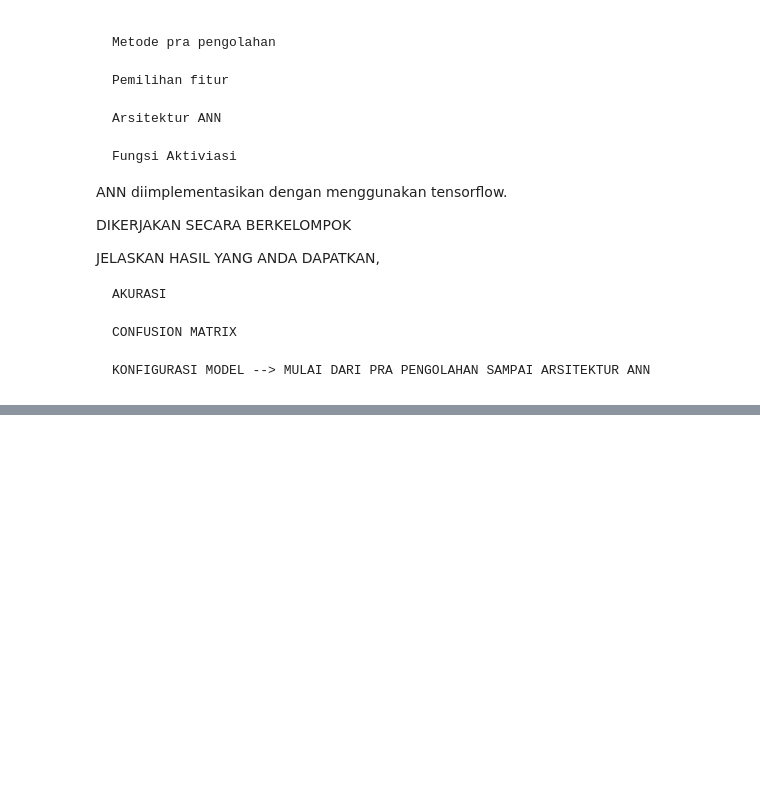
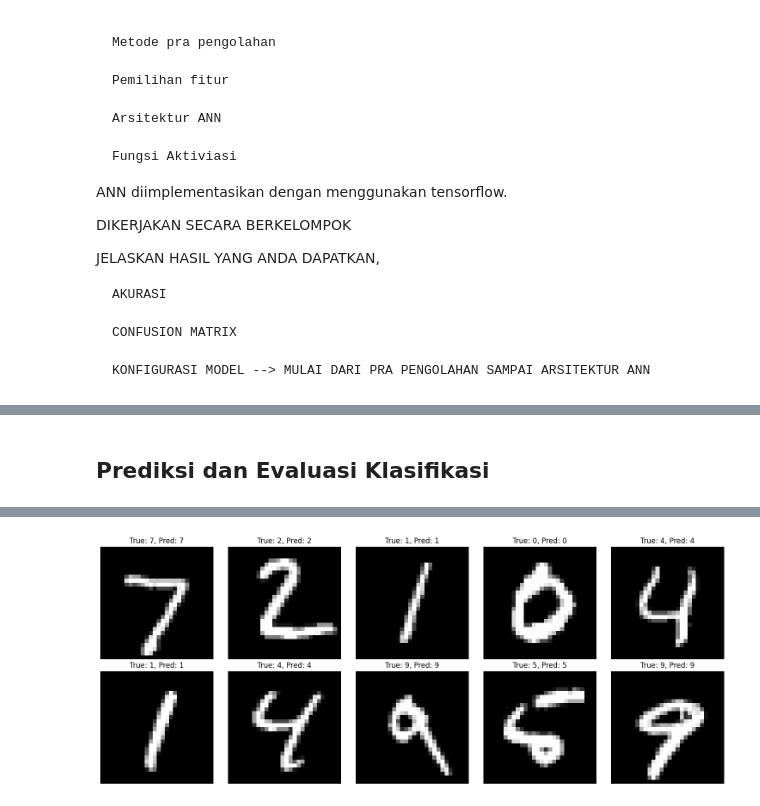
Before and after one commit to YayunEldina/PEMB_MESIN_Ganjil_2024, a Jupyter notebook: Jobsheet_9_Perceptron_dan_ANN.ipynb, the cells around one changed output, grey strips where cells are left out. Drawn from its saved outputs; the diff is of its cells as text; code cells hidden in the pictures; blank space fills up the shorter version.

```diff
--- a/Jobsheet_9_Perceptron_dan_ANN.ipynb
+++ b/Jobsheet_9_Perceptron_dan_ANN.ipynb
@@ -424,0 +530,23 @@ JELASKAN HASIL YANG ANDA DAPATKAN,
+# %%
+def create_ann_model(input_shape, num_classes):
+    model = models.Sequential([
+        layers.Dense(128, activation='relu', input_shape=(input_shape,)),
+        layers.Dropout(0.2),
+        layers.Dense(64, activation='relu'),
+        layers.Dropout(0.2),
+        layers.Dense(num_classes, activation='softmax')
+    ])
+
+    model.compile(optimizer='adam',
+                  loss='categorical_crossentropy',
+                  metrics=['accuracy'])
+
+    return model
+
+# Create the model
+input_shape = X_train.shape[1]
+num_classes = 10
+model = create_ann_model(input_shape, num_classes)
+
+# Print model summary
+model.summary()
@@ -424,0 +635,18 @@ JELASKAN HASIL YANG ANDA DAPATKAN,
+# %% [markdown]
+## **Prediksi dan Evaluasi Klasifikasi**
+# %%
+# Predict Model
+y_pred = model.predict(X_test)
+y_pred_classes = np.argmax(y_pred, axis=1)
+y_true_classes = np.argmax(y_test, axis=1)
+
+# Display some example predictions
+num_examples = 10
+fig, axes = plt.subplots(2, 5, figsize=(15, 6))
+for i, ax in enumerate(axes.flat):
+    ax.imshow(X_test[i].reshape(28, 28), cmap='gray')
+    ax.set_title(f"True: {y_true_classes[i]}, Pred: {y_pred_classes[i]}")
+    ax.axis('off')
+plt.tight_layout()
+plt.show()
+# %% [output]
@@ -424,0 +654 @@ JELASKAN HASIL YANG ANDA DAPATKAN,
+[figure, added]
```
Also changed, not shown: parts of 14 cells of this notebook.
